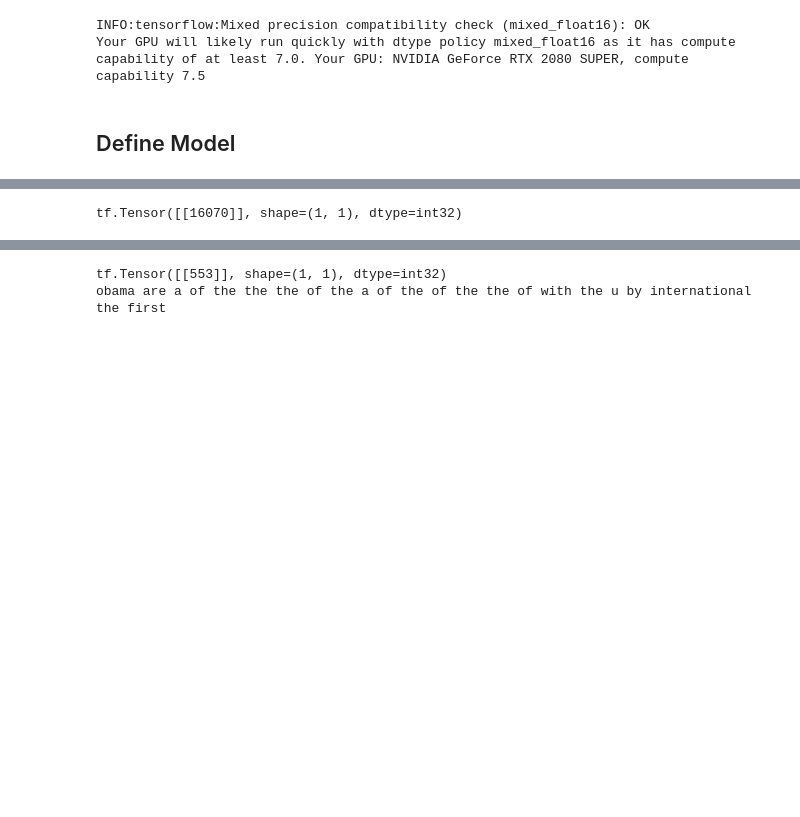
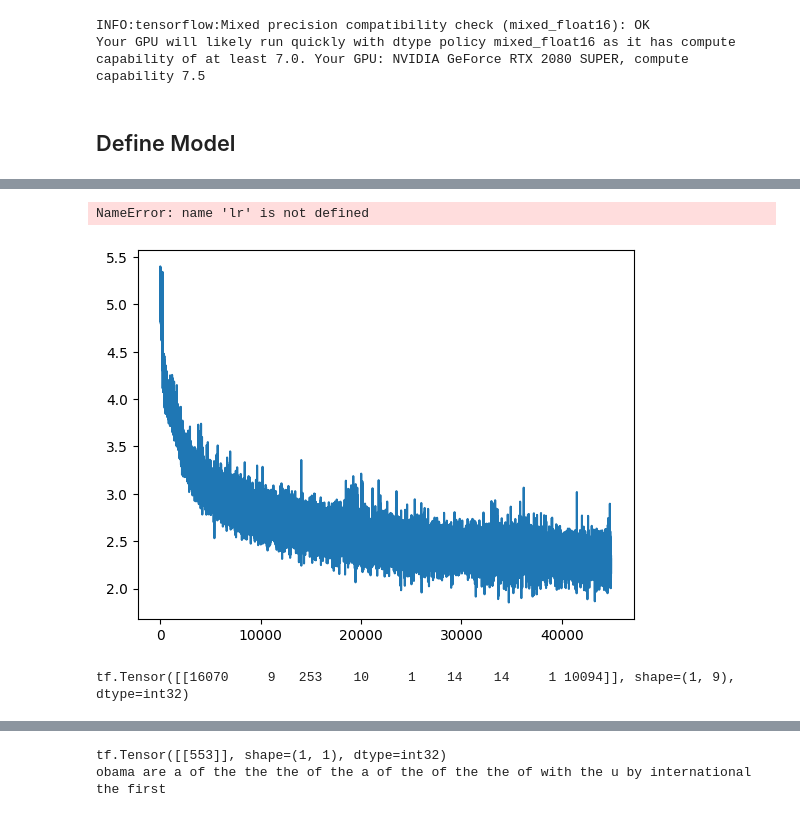
Before and after one commit to KristianWold/llm-basics, a Jupyter notebook: CNN_transformer_special_tokens.ipynb, the cells around one changed output, grey strips where cells are left out. Drawn from its saved outputs; the diff is of its cells as text; code cells hidden in the pictures; blank space fills up the shorter version.

```diff
--- a/CNN_transformer_special_tokens.ipynb
+++ b/CNN_transformer_special_tokens.ipynb
@@ -59,12 +59,12 @@ tokenizer = pkl.load(open("tokenizers/tokenizer_CNN16000_lowercase.pkl", 'rb'))
 tokenizer.add_special_tokens(["<s>", "</s>"])
 tokenizer.create_hash()
 # %%
-random.seed(43)
-corpus = pkl.load(open('corpus/CNN_tokenized16000_lowercase.pkl', 'rb'))
-random.shuffle(corpus)
-length = len(corpus)
-train_corpus = corpus[:int(length*0.8)]
-train_corpus = fuse_tokenized_corpus(train_corpus, tokenizer)
+#random.seed(43)
+#corpus = pkl.load(open('corpus/CNN_tokenized16000_lowercase.pkl', 'rb'))
+#random.shuffle(corpus)
+#length = len(corpus)
+#train_corpus = corpus[:int(length*0.8)]
+#train_corpus = fuse_tokenized_corpus(train_corpus, tokenizer)
 
-test_corpus = corpus[int(length*0.8):]
-test_corpus = fuse_tokenized_corpus(test_corpus, tokenizer)
+#test_corpus = corpus[int(length*0.8):]
+#test_corpus = fuse_tokenized_corpus(test_corpus, tokenizer)
@@ -71,5 +74,8 @@ test_corpus = fuse_tokenized_corpus(test_corpus, tokenizer)
 # %%
-ds_train = chunk_and_batch(train_corpus[0], chunk_size=max_seq_len, batch_size=16, shuffle=True)
-ds_test = chunk_and_batch(test_corpus[0], chunk_size=max_seq_len, batch_size=8, repeat=True)
+train_corpus = pkl.load(open('corpus/CNN_train_fused.pkl', 'rb'))
+test_corpus = pkl.load(open('corpus/CNN_test_fused.pkl', 'rb'))
+
+ds_train = chunk_and_batch(train_corpus[0], chunk_size=max_seq_len, batch_size=16, shuffle=True, repeat=True)
+ds_test = chunk_and_batch(test_corpus[0], chunk_size=max_seq_len, batch_size=8, shuffle=True, repeat=True)
 # %% [markdown]
 ## Define Model
@@ -151,5 +125,5 @@ losses_test = []
 # %%
-name = "model_16k_tokens_special_tokens"
+name = "model_16k_tokens_blockDiag"
 
 
 ckpt = tf.train.Checkpoint(
@@ -178,6 +152,5 @@ Total number of parameters: 33709768
 # %%
-for i, (batch_train, batch_test) in enumerate(zip(ds_train, ds_test)):
-
+for i, (batch_train, batch_test) in tqdm(enumerate(zip(ds_train, ds_test))):
 
     loss_train = model.train_step(batch_train).numpy()
     losses_train.append(loss_train)
@@ -191,7 +164,9 @@ for i, (batch_train, batch_test) in enumerate(zip(ds_train, ds_test)):
 
 
     lr = model.opt.inner_optimizer._decayed_lr(tf.float32).numpy()
-    #"""
+
+    print(f"Step {i+1}, Train Loss: {loss_train:.4f}, Test Loss: {loss_test:.4f}, Learning Rate: {lr:.2e}")
+    """
     clear_output(wait=True)
 
     # prepare x-axis for the last 400 steps
@@ -229,5 +204,5 @@ for i, (batch_train, batch_test) in enumerate(zip(ds_train, ds_test)):
 
     plt.tight_layout()
     plt.show()
-    #"""
+    """
 # %% [output]
@@ -235,12 +227,18 @@ KeyboardInterrupt:
+# %%
+plt.plot(losses_test[100:], label="Test Loss")
+plt.plot(losses_train[100:], label="Train Loss, lr = {:.2e}".format(lr))
+# %% [output]
+NameError: name 'lr' is not defined
+[figure, added]
 # %%
-text = ""
+text = "(cnn) -- trump"
 text = text.lower()
 SOS = tf.convert_to_tensor([[tokenizer.token_to_idx["<s>"]]])
-indices = tf.cast(tokenizer.tokenize(text), tf.int32)
+indices = tf.cast(tokenizer.encode(text), tf.int32)
 indices = tf.concat([SOS, indices], axis=1)
 print(indices)
 # %% [output]
-tf.Tensor([[16070]], shape=(1, 1), dtype=int32)
+tf.Tensor([[16070     9   253    10     1    14    14     1 10094]], shape=(1, 9), dtype=int32)
 # %%
 import textwrap
 import ipywidgets as widgets
```
Also changed, not shown: parts of 10 cells of this notebook, 6 other files.
